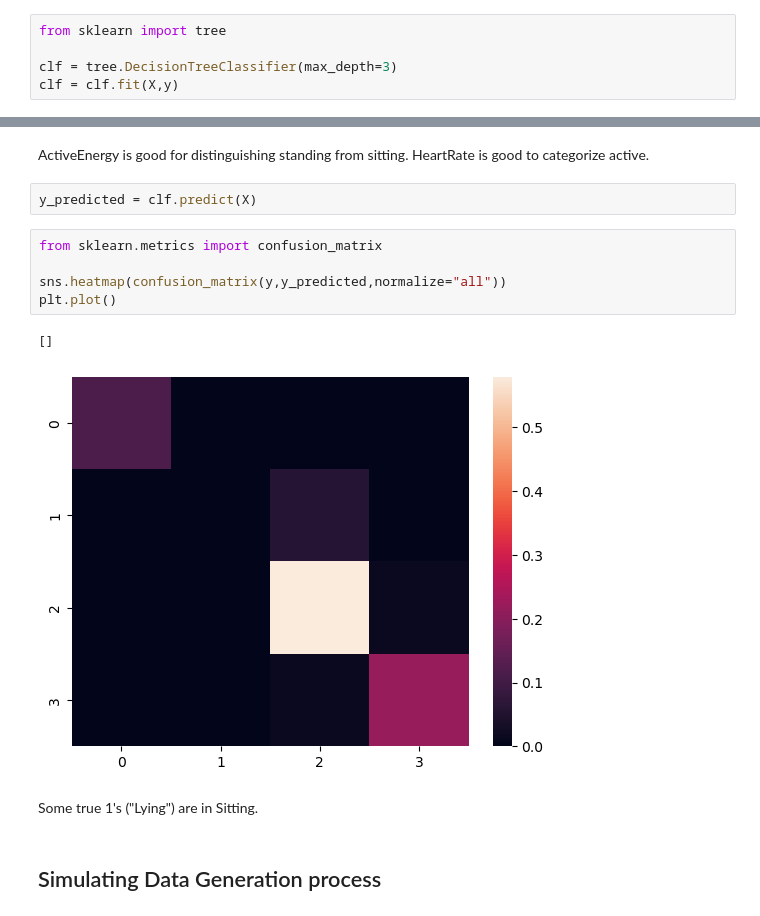
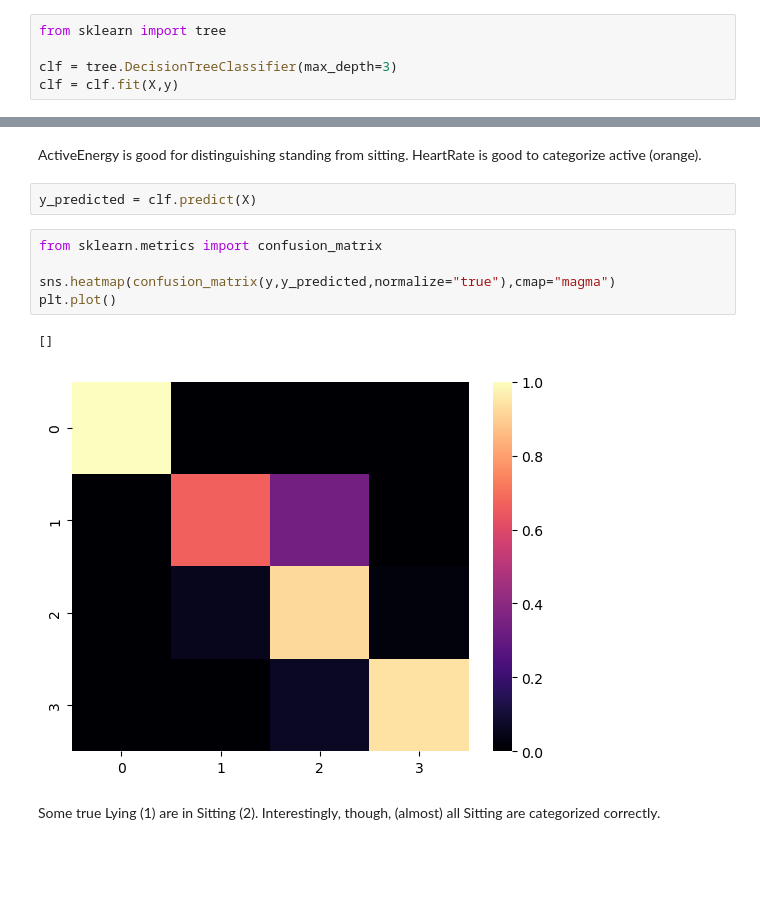
Before and after one commit to lasse-meixner/UpStraight_analytics, a Jupyter notebook: notebooks/sitting_times.ipynb, the cells around one changed output, grey strips where cells are left out. Drawn from its saved outputs; the diff is of its cells as text; blank space fills up the shorter version.

```diff
--- a/notebooks/sitting_times.ipynb
+++ b/notebooks/sitting_times.ipynb
@@ -187,16 +250,15 @@ plt.show()
 # %% [markdown]
-ActiveEnergy is good for distinguishing standing from sitting. HeartRate is good to categorize active.
+ActiveEnergy is good for distinguishing standing from sitting. HeartRate is good to categorize active (orange).
 # %%
 y_predicted = clf.predict(X)
 # %%
 from sklearn.metrics import confusion_matrix
 
-sns.heatmap(confusion_matrix(y,y_predicted,normalize="all"))
+sns.heatmap(confusion_matrix(y,y_predicted,normalize="true"),cmap="magma")
 plt.plot()
 # %% [output]
 []
-[figure, old version]
+[figure, new version]
 # %% [markdown]
-Some true 1's ("Lying") are in Sitting.
+Some true Lying (1) are in Sitting (2).
+Interestingly, though, (almost) all Sitting are categorized correctly.
-# %% [markdown]
-## Simulating Data Generation process
```
Also changed, not shown: parts of 25 cells of this notebook.
